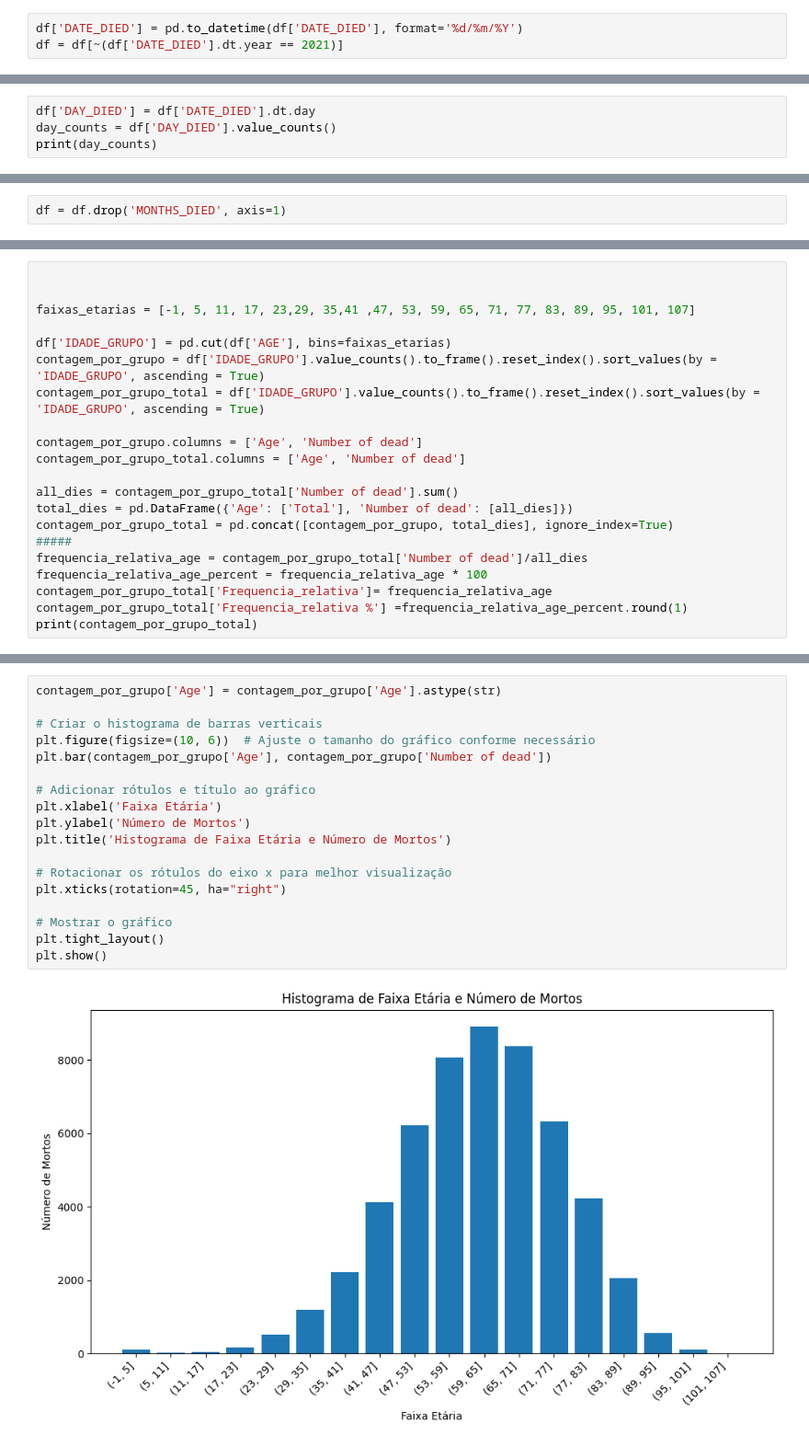
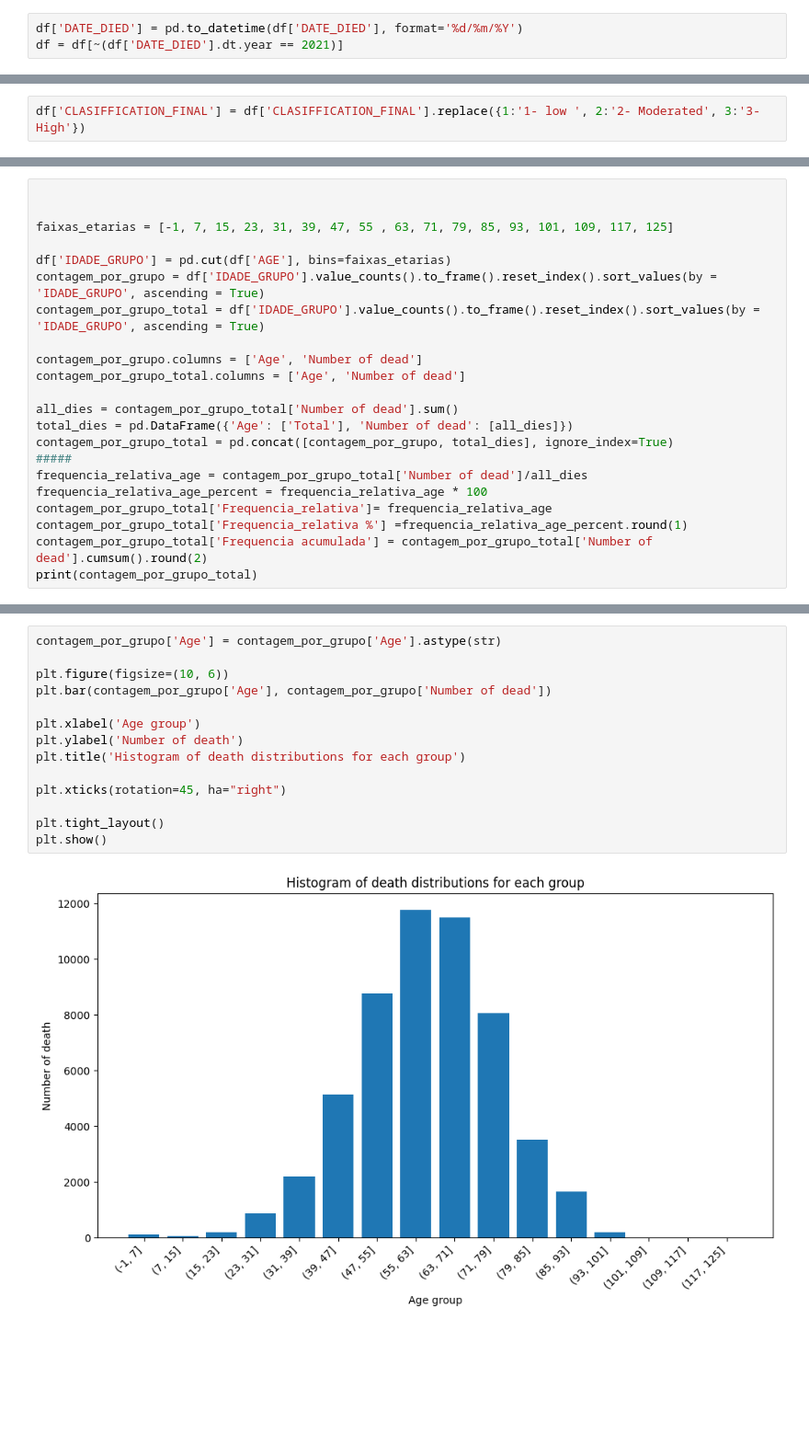
Before and after one commit to Zehguto/COVID-19, a Jupyter notebook: Project.ipynb, the cells around one changed output, grey strips where cells are left out. Shown at 92% size. Saved outputs shown, nothing was run; the diff lists cells and outputs as text; blank space fills up the shorter version.

```diff
--- a/Project.ipynb
+++ b/Project.ipynb
@@ -212,3 +94,5 @@ dtype: int64
+# %%
+df['CLASIFFICATION_FINAL'] = df['CLASIFFICATION_FINAL'].replace({1:'1- low ', 2:'2- Moderated', 3:'3- High'})
 # %%
 df['YEAR_DIED'] = df['DATE_DIED'].dt.year
 year_counts = df['YEAR_DIED'].value_counts()
@@ -219,5 +103 @@ YEAR_DIED
 Name: count, dtype: int64
-# %%
-df['DAY_DIED'] = df['DATE_DIED'].dt.day
-day_counts = df['DAY_DIED'].value_counts()
-print(day_counts)
@@ -242,5 +104,3 @@ Name: count, dtype: int64
-# %%
-df = df.drop('MONTHS_DIED', axis=1)
 # %%
 df.head()
 # %% [output]
@@ -313,7 +188,7 @@ print(month_counts_total)
 # %%
 
 
-faixas_etarias = [-1, 5, 11, 17, 23,29, 35,41 ,47, 53, 59, 65, 71, 77, 83, 89, 95, 101, 107]
+faixas_etarias = [-1, 7, 15, 23, 31, 39, 47, 55 , 63, 71, 79, 85, 93, 101, 109, 117, 125]
 
 df['IDADE_GRUPO'] = pd.cut(df['AGE'], bins=faixas_etarias)
 contagem_por_grupo = df['IDADE_GRUPO'].value_counts().to_frame().reset_index().sort_values(by = 'IDADE_GRUPO', ascending = True)
@@ -330,5 +205,6 @@ frequencia_relativa_age = contagem_por_grupo_total['Number of dead']/all_dies
 frequencia_relativa_age_percent = frequencia_relativa_age * 100
 contagem_por_grupo_total['Frequencia_relativa']= frequencia_relativa_age
 contagem_por_grupo_total['Frequencia_relativa %'] =frequencia_relativa_age_percent.round(1)
+contagem_por_grupo_total['Frequencia acumulada'] = contagem_por_grupo_total['Number of dead'].cumsum().round(2)
 print(contagem_por_grupo_total)
 # %% [output]
@@ -355,21 +228,17 @@ print(contagem_por_grupo_total)
 # %%
 contagem_por_grupo['Age'] = contagem_por_grupo['Age'].astype(str)
 
-# Criar o histograma de barras verticais
-plt.figure(figsize=(10, 6))  # Ajuste o tamanho do gráfico conforme necessário
+plt.figure(figsize=(10, 6))
 plt.bar(contagem_por_grupo['Age'], contagem_por_grupo['Number of dead'])
 
-# Adicionar rótulos e título ao gráfico
-plt.xlabel('Faixa Etária')
-plt.ylabel('Número de Mortos')
-plt.title('Histograma de Faixa Etária e Número de Mortos')
+plt.xlabel('Age group')
+plt.ylabel('Number of death')
+plt.title('Histogram of death distributions for each group')
 
-# Rotacionar os rótulos do eixo x para melhor visualização
 plt.xticks(rotation=45, ha="right")
 
-# Mostrar o gráfico
 plt.tight_layout()
 plt.show()
 # %% [output]
-[figure, old version]
+[figure, new version]
 # %%
```
Also changed, not shown: parts of 34 cells of this notebook.
